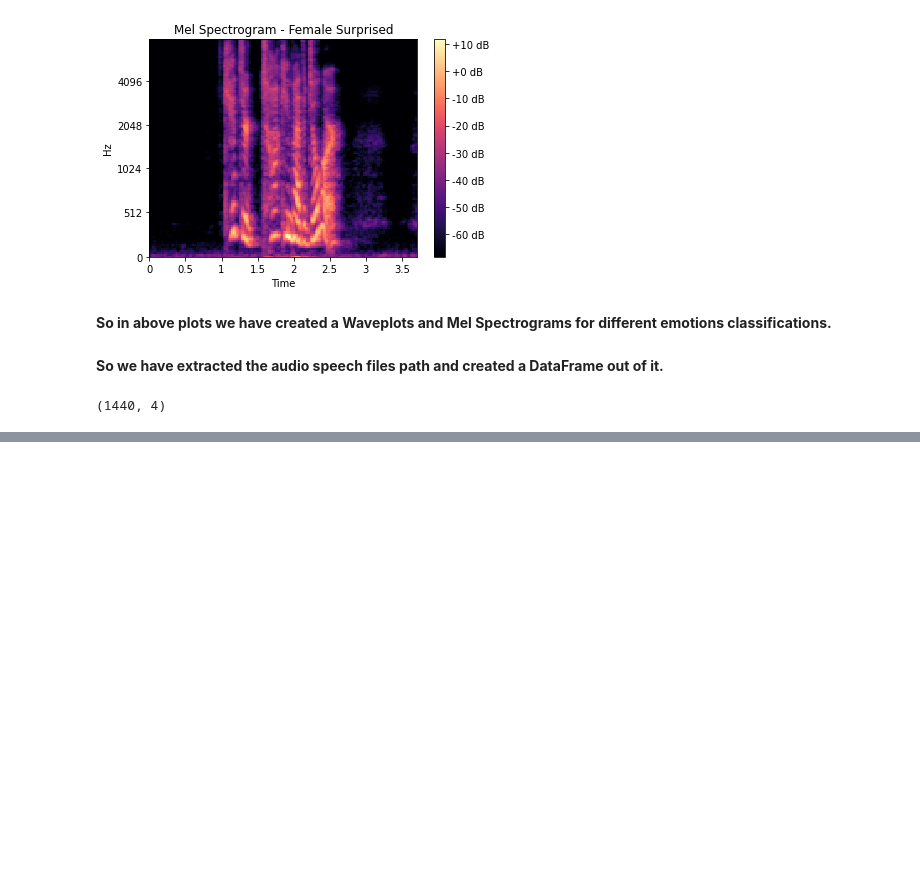
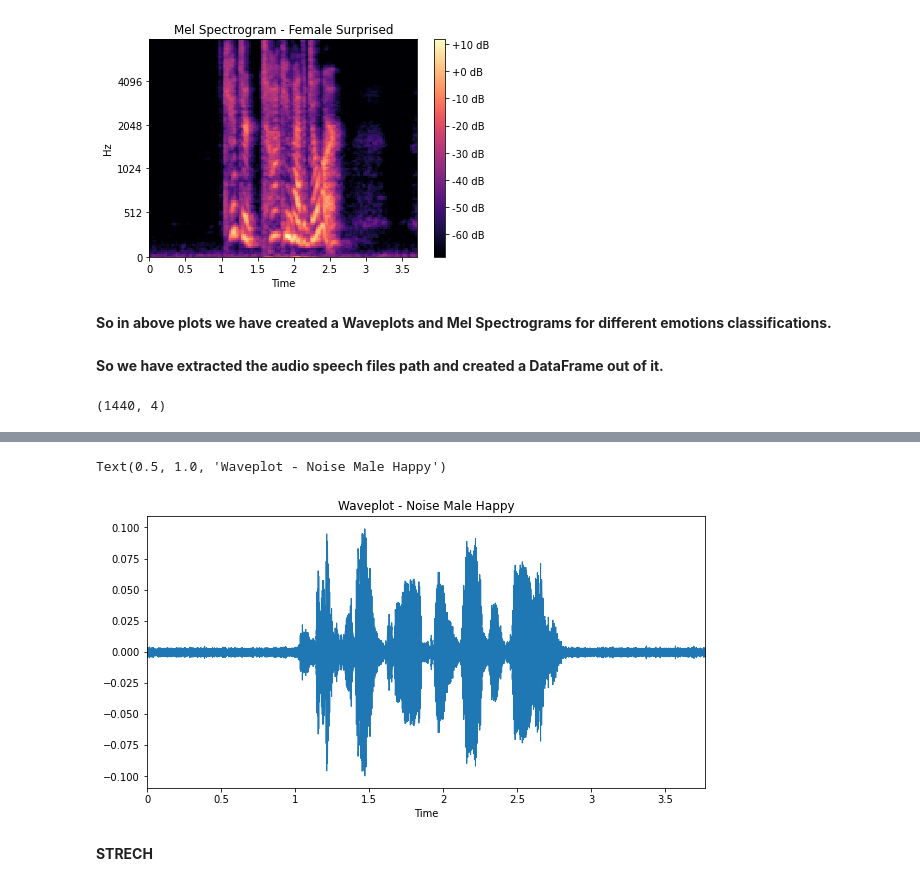
Before and after one commit to Tanjul5/Speech-Emotion-Recognition, a Jupyter notebook: speech_emotion_recognition_capstone_project.ipynb, the cells around one changed output, grey strips where cells are left out. Saved outputs shown, nothing was run; the diff lists cells and outputs as text; code cells hidden in the pictures; blank space fills up the shorter version.

```diff
--- a/speech_emotion_recognition_capstone_project.ipynb
+++ b/speech_emotion_recognition_capstone_project.ipynb
@@ -282,0 +326,11 @@ audio_df.to_csv('/content/drive/MyDrive/SPEECH EMOTION RECOGBITION/RAVDAS.csv')
+# %%
+ #ADD NOISE TO MALE Happy ORIGINAL AUDIO FILE
+x = noise(X)
+plt.figure(figsize=(10, 5))
+librosa.display.waveplot(x, sr=sr)
+plt.title('Waveplot - Noise Male Happy')
+# %% [output]
+Text(0.5, 1.0, 'Waveplot - Noise Male Happy')
+[figure, added]
+# %% [markdown]
+**STRECH**
```
Also changed, not shown: parts of 35 cells of this notebook.
